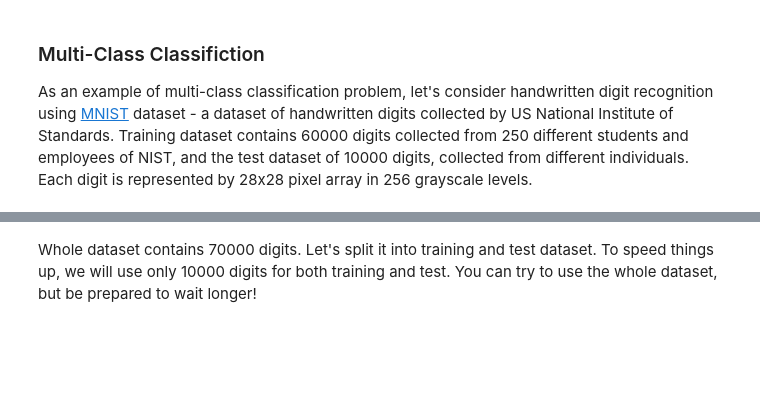
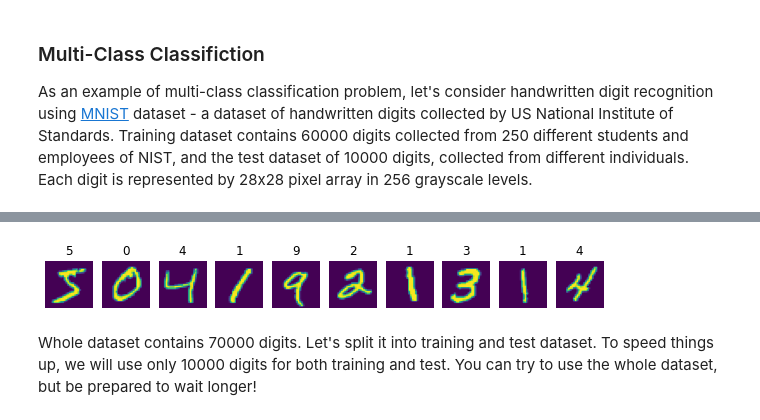
Before and after one commit to shwars/ai_course, a Jupyter notebook: en/2-ml/3-Classification.ipynb, the cells around one changed output, grey strips where cells are left out. Cells and saved outputs as stored; diff of their text form; code cells hidden in the pictures; blank space fills up the shorter version.

```diff
--- a/en/2-ml/3-Classification.ipynb
+++ b/en/2-ml/3-Classification.ipynb
@@ -534,10 +570,12 @@ print(X.shape, Y.shape)
 # %%
-fig,ax = plt.subplots(1,5)
-for i in range(5):
+fig,ax = plt.subplots(1,10,figsize=(10,3))
+for i in range(10):
     ax[i].imshow(X.iloc[i].to_numpy().reshape(28,28))
     ax[i].axis('off')
     ax[i].set_title(Y[i])
 plt.show()
+# %% [output]
+[figure, added]
 # %% [markdown]
 Whole dataset contains 70000 digits. Let's split it into training and test dataset. To speed things up, we will use only 10000 digits for both training and test. You can try to use the whole dataset, but be prepared to wait longer!
 # %%
```
Also changed, not shown: parts of 22 cells of this notebook, 4 other files.
